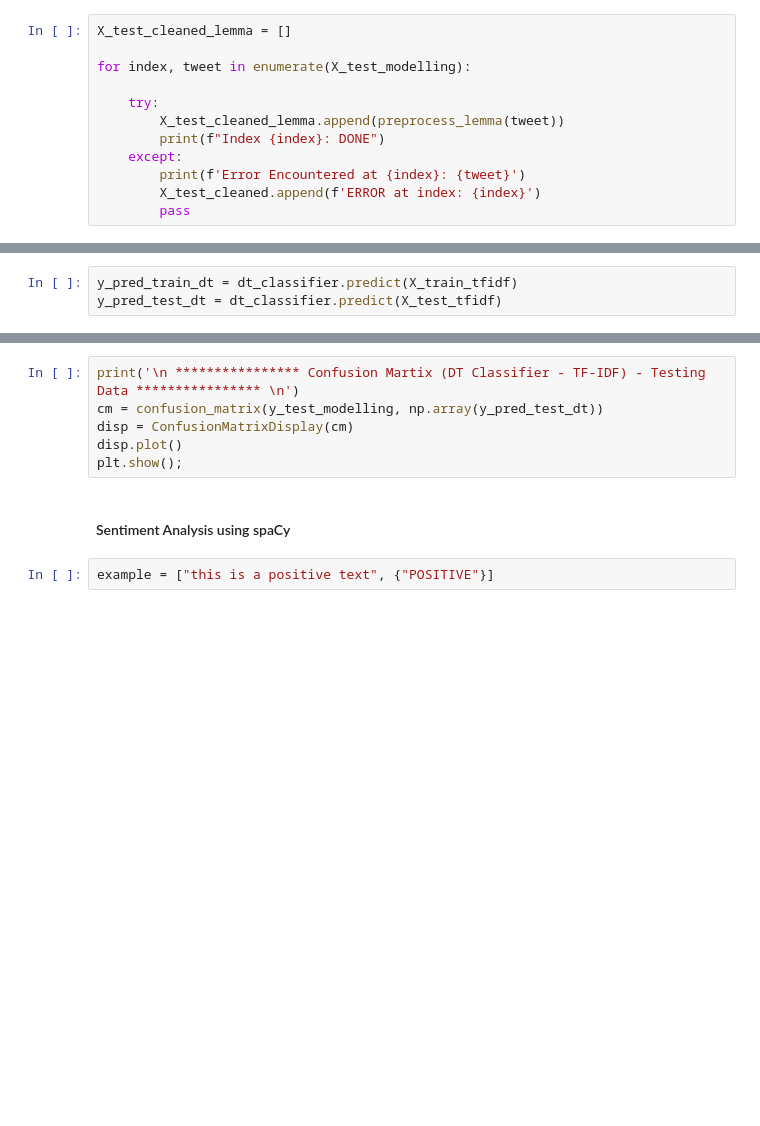
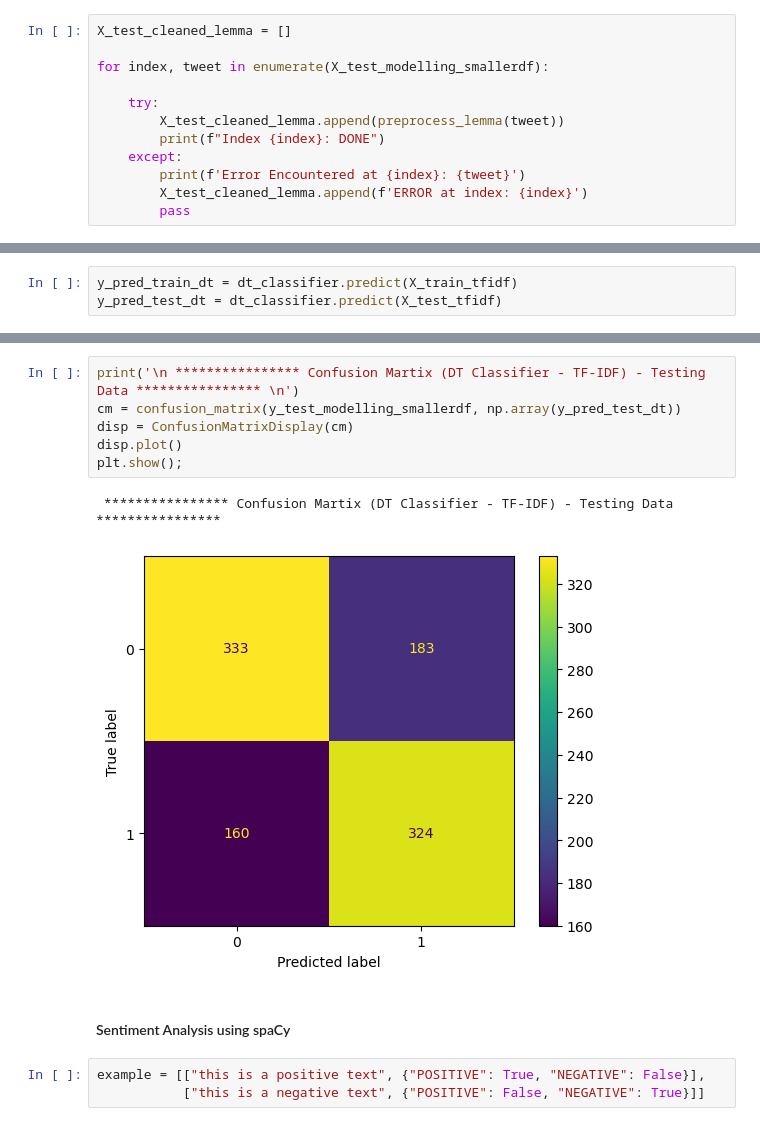
Before and after one commit to lavkushsingh31/NLP_Codes, a Jupyter notebook: Practice Udemy - Introduction to NLP IV.ipynb, the cells around one changed output, grey strips where cells are left out. Cells and saved outputs as stored; diff of their text form; blank space fills up the shorter version.

```diff
--- a/Practice Udemy - Introduction to NLP IV.ipynb
+++ b/Practice Udemy - Introduction to NLP IV.ipynb
@@ -582,12 +602,12 @@ TypeError: cannot concatenate object of type '<class 'str'>'; only Series and Da
 # %%
 X_test_cleaned_lemma = []
 
-for index, tweet in enumerate(X_test_modelling):
+for index, tweet in enumerate(X_test_modelling_smallerdf):
 
     try:
         X_test_cleaned_lemma.append(preprocess_lemma(tweet))
         print(f"Index {index}: DONE")
     except:
         print(f'Error Encountered at {index}: {tweet}')
-        X_test_cleaned.append(f'ERROR at index: {index}')
+        X_test_cleaned_lemma.append(f'ERROR at index: {index}')
         pass
@@ -623,10 +692,14 @@ print(classification_report(y_test_modelling, np.array(y_pred_test_dt)))
 # %%
 print('\n **************** Confusion Martix (DT Classifier - TF-IDF) - Testing Data **************** \n')
-cm = confusion_matrix(y_test_modelling, np.array(y_pred_test_dt))
+cm = confusion_matrix(y_test_modelling_smallerdf, np.array(y_pred_test_dt))
 disp = ConfusionMatrixDisplay(cm)
 disp.plot()
 plt.show();
+# %% [output]
+ **************** Confusion Martix (DT Classifier - TF-IDF) - Testing Data ****************
+[figure, added]
 # %% [markdown]
 #### Sentiment Analysis using spaCy
 # %%
-example = ["this is a positive text", {"POSITIVE"}]
+example = [["this is a positive text", {"POSITIVE": True, "NEGATIVE": False}],
+           ["this is a negative text", {"POSITIVE": False, "NEGATIVE": True}]]
```
Also changed, not shown: parts of 23 cells of this notebook.
